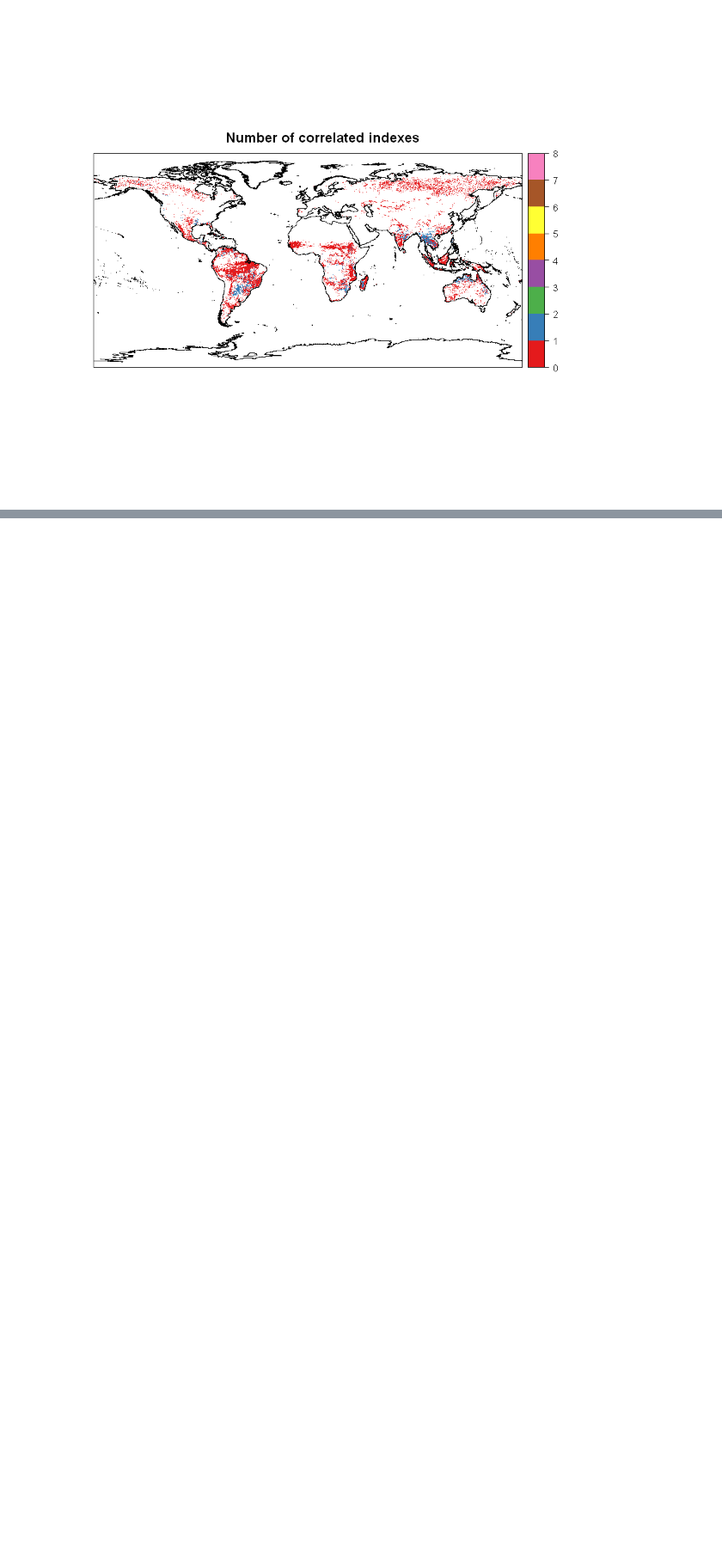
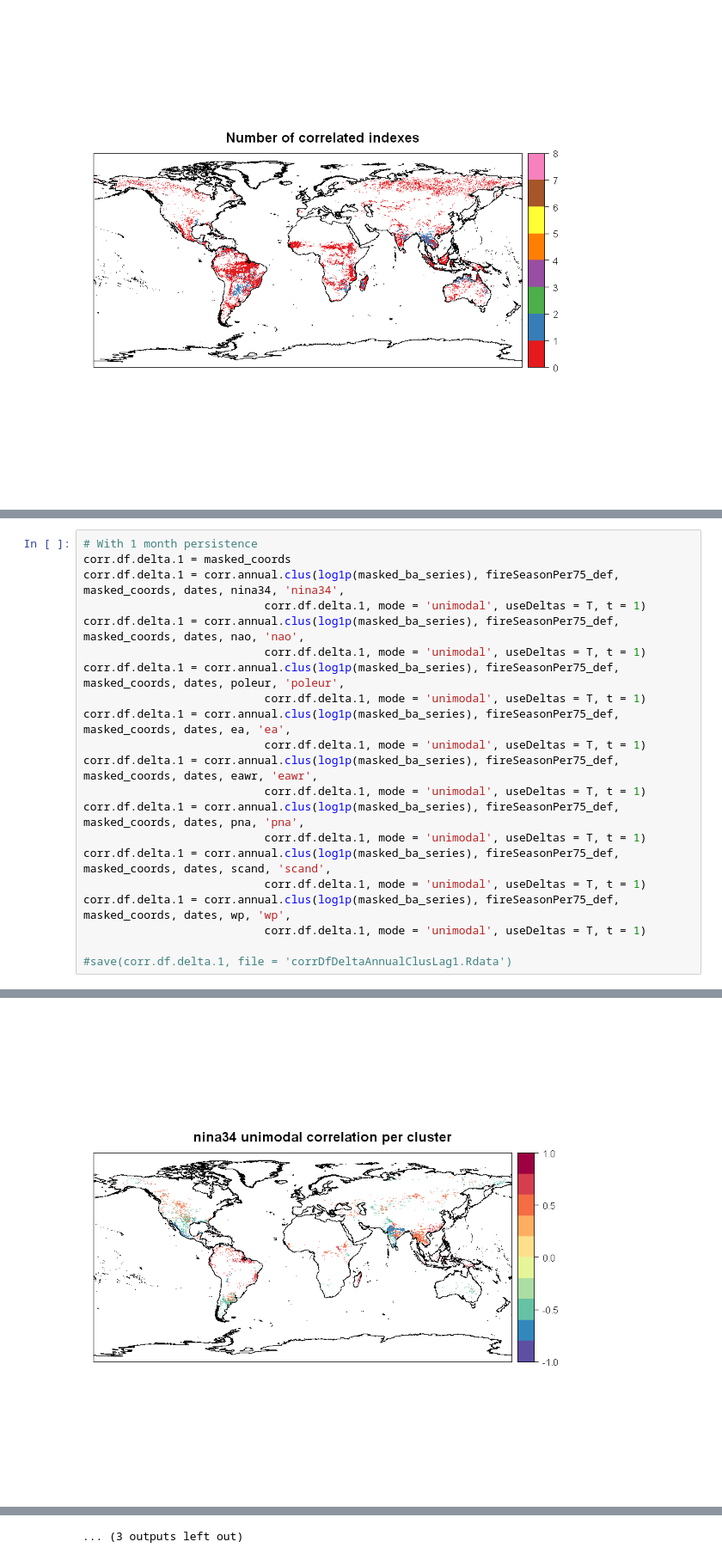
Before and after one commit to MarcosVM98/TFM, a Jupyter notebook: notebooks/Correlation_Per75.ipynb, the cells around one changed output, grey strips where cells are left out. Shown at 86% size. Cells and saved outputs as stored; diff of their text form; blank space fills up the shorter version.

```diff
--- a/notebooks/Correlation_Per75.ipynb
+++ b/notebooks/Correlation_Per75.ipynb
@@ -551,0 +649,22 @@ Number of pixels correlated with more than  7  indexes  0
+# %%
+# With 1 month persistence
+corr.df.delta.1 = masked_coords
+corr.df.delta.1 = corr.annual.clus(log1p(masked_ba_series), fireSeasonPer75_def, masked_coords, dates, nina34, 'nina34',
+                           corr.df.delta.1, mode = 'unimodal', useDeltas = T, t = 1)
+corr.df.delta.1 = corr.annual.clus(log1p(masked_ba_series), fireSeasonPer75_def, masked_coords, dates, nao, 'nao',
+                           corr.df.delta.1, mode = 'unimodal', useDeltas = T, t = 1)
+corr.df.delta.1 = corr.annual.clus(log1p(masked_ba_series), fireSeasonPer75_def, masked_coords, dates, poleur, 'poleur',
+                           corr.df.delta.1, mode = 'unimodal', useDeltas = T, t = 1)
+corr.df.delta.1 = corr.annual.clus(log1p(masked_ba_series), fireSeasonPer75_def, masked_coords, dates, ea, 'ea',
+                           corr.df.delta.1, mode = 'unimodal', useDeltas = T, t = 1)
+corr.df.delta.1 = corr.annual.clus(log1p(masked_ba_series), fireSeasonPer75_def, masked_coords, dates, eawr, 'eawr',
+                           corr.df.delta.1, mode = 'unimodal', useDeltas = T, t = 1)
+corr.df.delta.1 = corr.annual.clus(log1p(masked_ba_series), fireSeasonPer75_def, masked_coords, dates, pna, 'pna',
+                           corr.df.delta.1, mode = 'unimodal', useDeltas = T, t = 1)
+corr.df.delta.1 = corr.annual.clus(log1p(masked_ba_series), fireSeasonPer75_def, masked_coords, dates, scand, 'scand',
+                           corr.df.delta.1, mode = 'unimodal', useDeltas = T, t = 1)
+corr.df.delta.1 = corr.annual.clus(log1p(masked_ba_series), fireSeasonPer75_def, masked_coords, dates, wp, 'wp',
+                           corr.df.delta.1, mode = 'unimodal', useDeltas = T, t = 1)
+
+#save(corr.df.delta.1, file = 'corrDfDeltaAnnualClusLag1.Rdata')
+# %% [output]
@@ -551,0 +674 @@ Number of pixels correlated with more than  7  indexes  0
+[figure, added]
@@ -551,0 +690 @@ Number of pixels correlated with more than  7  indexes  0
+... (3 outputs left out)
```
Also changed, not shown: parts of 10 cells of this notebook, 1 other file.
